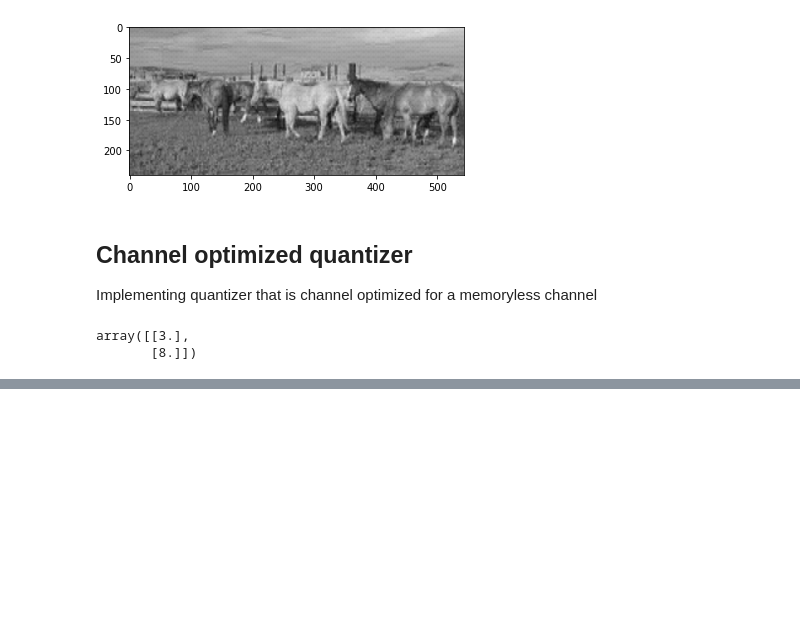
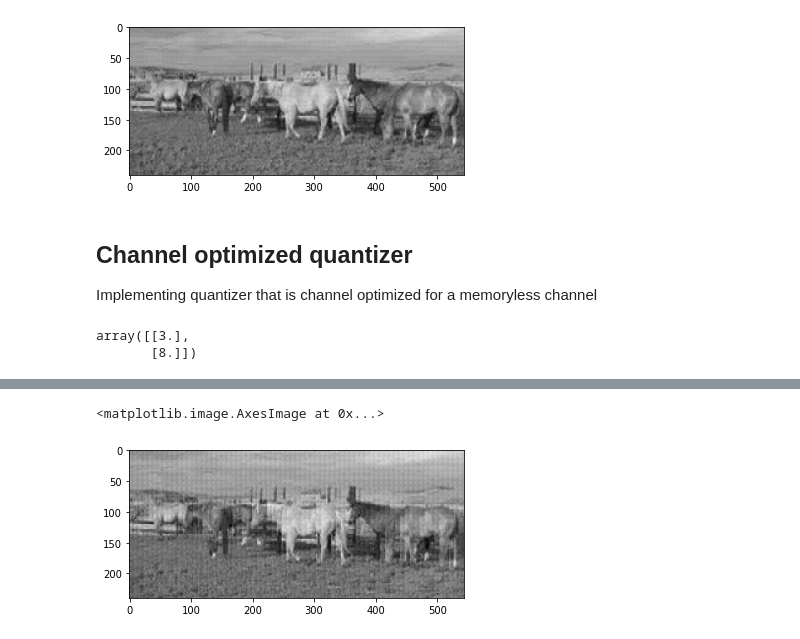
Before and after one commit to timothyliutl/MTHE-493, a Jupyter notebook: dct.ipynb, the cells around one changed output, grey strips where cells are left out. Saved outputs shown, nothing was run; the diff lists cells and outputs as text; code cells hidden in the pictures; blank space fills up the shorter version.

Commit message:
adding more code to test differences between quantizers

```diff
--- a/dct.ipynb
+++ b/dct.ipynb
@@ -365,0 +390,3 @@ array([[3.],
+# %%
+img_quant = ImageQuantizer(bit_al_mat=bit_al_mat, epsilon=0)
+img_quant.import_training_set('data/org/')
@@ -365,0 +395,2 @@ array([[3.],
+# %%
+img_quant.train()
@@ -365,0 +415,6 @@ array([[3.],
+# %%
+image = cv2.imread(image_file_path+ files[4])
+plt.imshow(img_quant.compress_image(image), cmap='gray')
+# %% [output]
+<matplotlib.image.AxesImage at 0x...>
+[figure, added]
```
Also changed, not shown: parts of 5 cells of this notebook, 7 other files.
